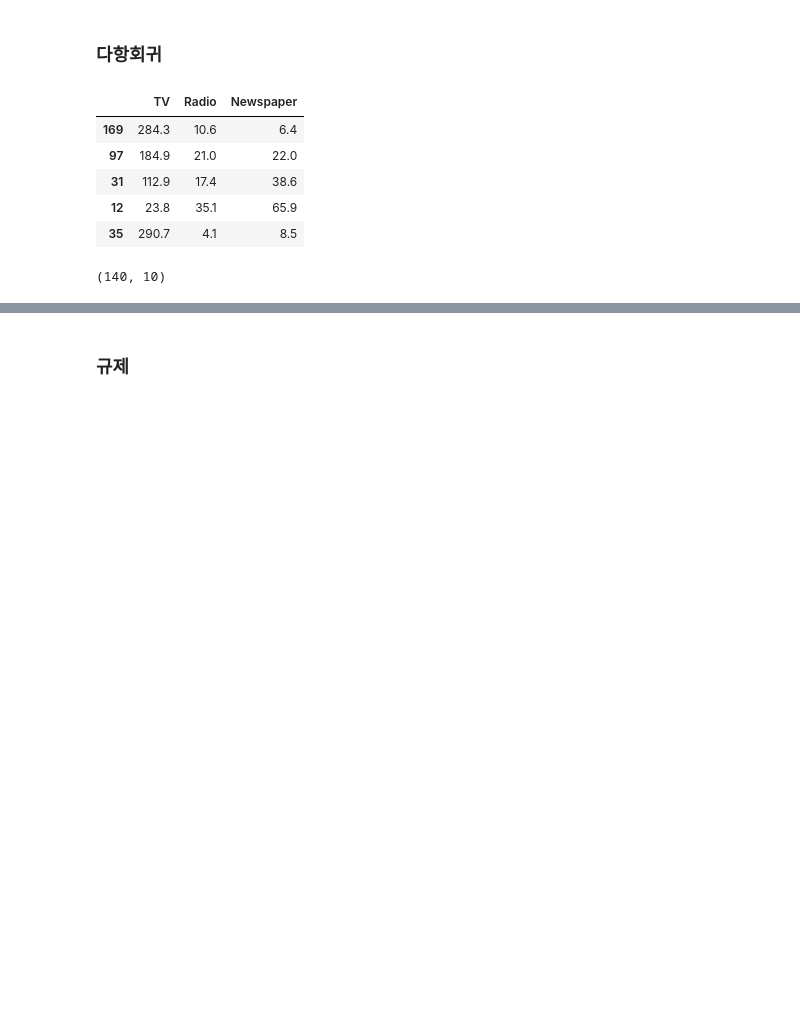
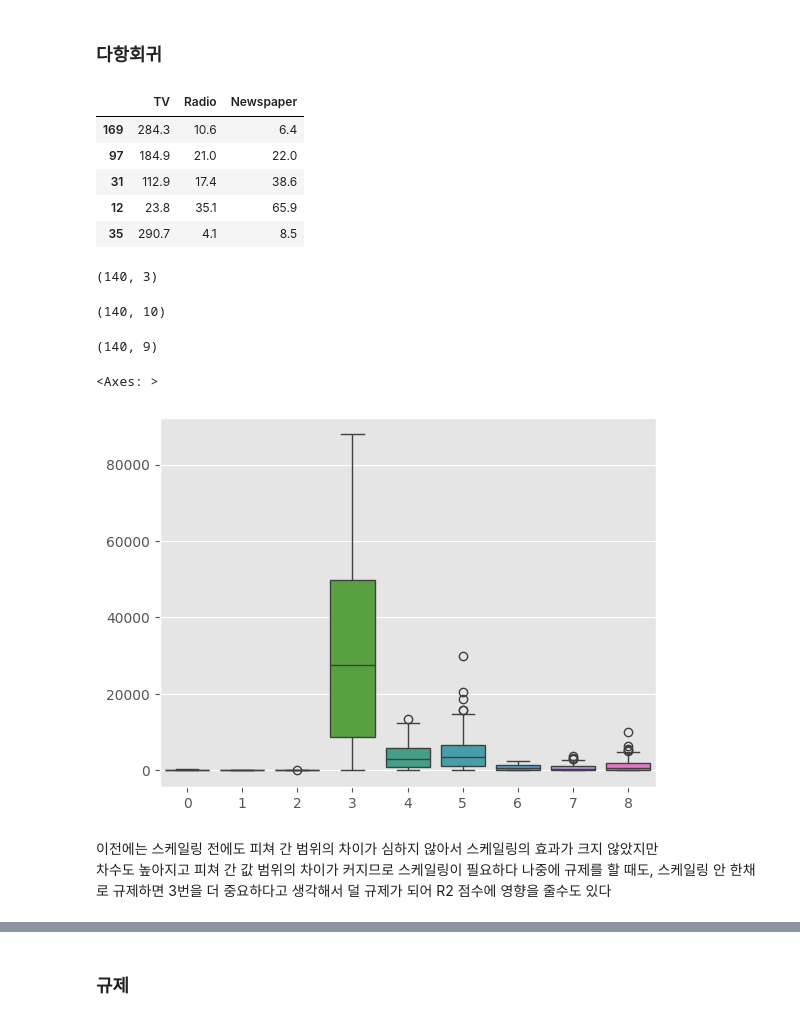
Before and after one commit to jen282/ms-machine-learning, a Jupyter notebook: python-ml/01_회귀_광고.ipynb, the cells around one changed output, grey strips where cells are left out. Cells and saved outputs as stored; diff of their text form; code cells hidden in the pictures; blank space fills up the shorter version.

```diff
--- a/python-ml/01_회귀_광고.ipynb
+++ b/python-ml/01_회귀_광고.ipynb
@@ -427,6 +431,10 @@ X_train2.head()
 | 31 | 112.9 | 17.4 | 38.6 |
 | 12 | 23.8 | 35.1 | 65.9 |
 | 35 | 290.7 | 4.1 | 8.5 |
+# %%
+X_train2.shape
+# %% [output]
+(140, 3)
 # %%
 # 다항 모델 객체 생성
 poly = PolynomialFeatures(degree=2)
@@ -438,3 +447,27 @@ X_train_poly.shape # 3-> 10개로 항(feature)가 늘어난 것을 확인 가능
 # %% [output]
 (140, 10)
+# %%
+# 다항 모델 객체 생성
+poly = PolynomialFeatures(degree=2, include_bias=False) # 보통은 bias는 포함 안 함
+
+# 훈련 데이터 다항 모델 학습 및 변환
+X_train_poly = poly.fit_transform(X_train2)
+
+# 테스트 데이터 변환
+X_test_poly = poly.transform(X_test2)
+# %%
+X_train_poly.shape
+# 9개
+# x1*x1, x1*x2, x1*x3, x2*x1, .... , x3*x3 = 9개
+# %% [output]
+(140, 9)
+# %%
+sns.boxplot(X_train_poly)
+# %% [output]
+<Axes: >
+[figure, added]
+# %% [markdown]
+이전에는 스케일링 전에도 피쳐 간 범위의 차이가 심하지 않아서 스케일링의 효과가 크지 않았지만
+차수도 높아지고 피쳐 간 값 범위의 차이가 커지므로 스케일링이 필요하다
+나중에 규제를 할 때도, 스케일링 안 한채로 규제하면 3번을 더 중요하다고 생각해서 덜 규제가 되어 R2 점수에 영향을 줄수도 있다
 # %%
```
Also changed, not shown: parts of 33 cells of this notebook, 1 other file.
